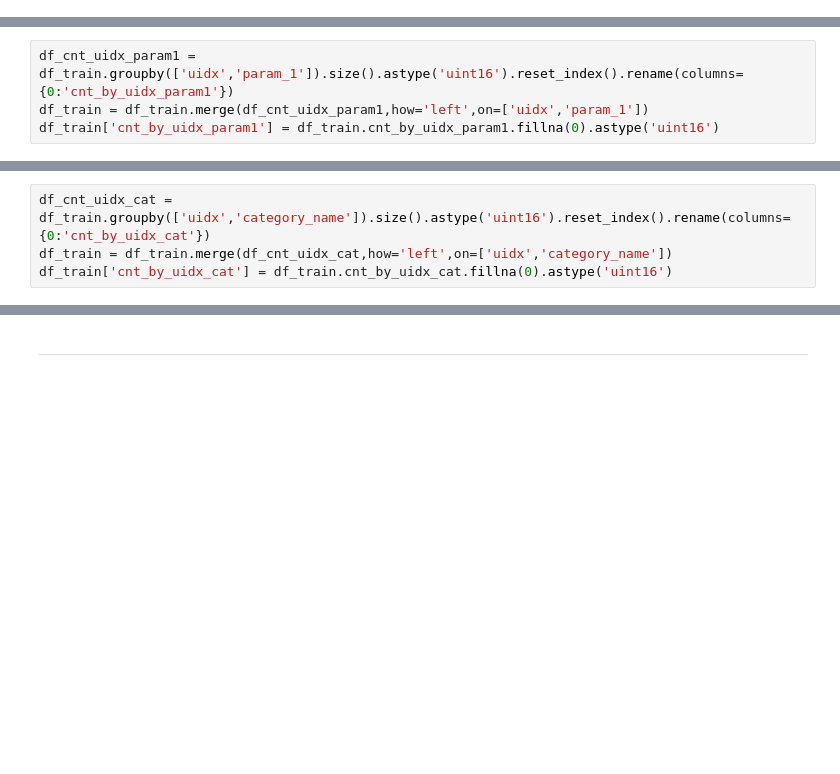
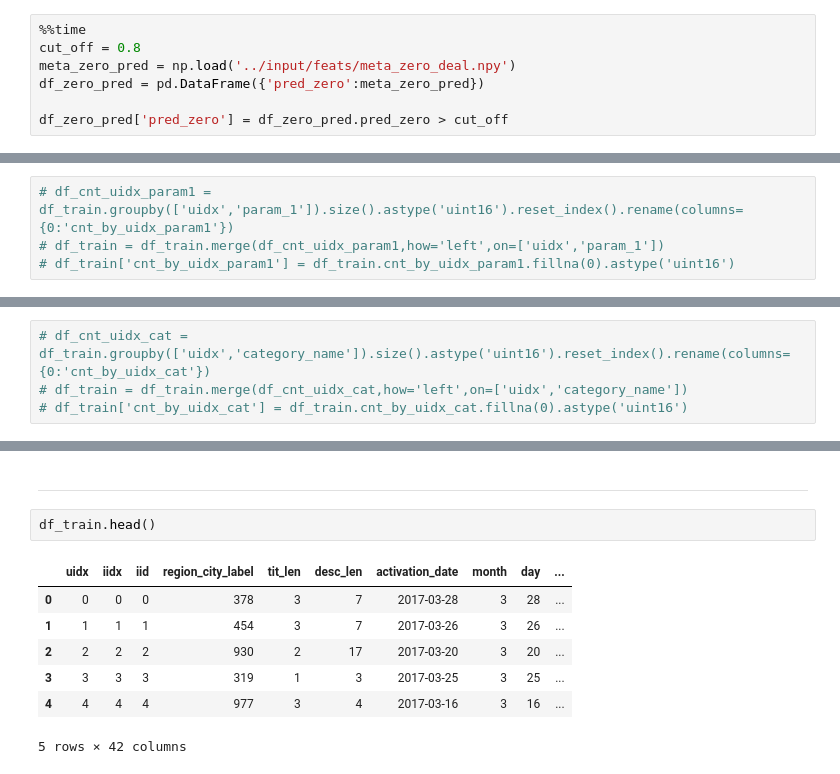
Before and after one commit to ihongChen/kaggle_Avito, a Jupyter notebook: src/lgb_model.ipynb, the cells around one changed output, grey strips where cells are left out. Cells and saved outputs as stored; diff of their text form; blank space fills up the shorter version.

```diff
--- a/src/lgb_model.ipynb
+++ b/src/lgb_model.ipynb
@@ -59,0 +55,7 @@ Wall time: 77.1 ms
+# %%
+%%time
+cut_off = 0.8
+meta_zero_pred = np.load('../input/feats/meta_zero_deal.npy')
+df_zero_pred = pd.DataFrame({'pred_zero':meta_zero_pred})
+
+df_zero_pred['pred_zero'] = df_zero_pred.pred_zero > cut_off
@@ -60,6 +64,6 @@ Wall time: 77.1 ms
 # %% [markdown]
 cnt by uidx param1
 # %%
-df_cnt_uidx_param1 = df_train.groupby(['uidx','param_1']).size().astype('uint16').reset_index().rename(columns={0:'cnt_by_uidx_param1'})
-df_train = df_train.merge(df_cnt_uidx_param1,how='left',on=['uidx','param_1'])
-df_train['cnt_by_uidx_param1'] = df_train.cnt_by_uidx_param1.fillna(0).astype('uint16')
+# df_cnt_uidx_param1 = df_train.groupby(['uidx','param_1']).size().astype('uint16').reset_index().rename(columns={0:'cnt_by_uidx_param1'})
+# df_train = df_train.merge(df_cnt_uidx_param1,how='left',on=['uidx','param_1'])
+# df_train['cnt_by_uidx_param1'] = df_train.cnt_by_uidx_param1.fillna(0).astype('uint16')
@@ -75,7 +70,7 @@ Name: cnt_by_uidx_param1, dtype: uint16
 # %% [markdown]
 cnt by uidx category name
 # %%
-df_cnt_uidx_cat = df_train.groupby(['uidx','category_name']).size().astype('uint16').reset_index().rename(columns={0:'cnt_by_uidx_cat'})
-df_train = df_train.merge(df_cnt_uidx_cat,how='left',on=['uidx','category_name'])
-df_train['cnt_by_uidx_cat'] = df_train.cnt_by_uidx_cat.fillna(0).astype('uint16')
+# df_cnt_uidx_cat = df_train.groupby(['uidx','category_name']).size().astype('uint16').reset_index().rename(columns={0:'cnt_by_uidx_cat'})
+# df_train = df_train.merge(df_cnt_uidx_cat,how='left',on=['uidx','category_name'])
+# df_train['cnt_by_uidx_cat'] = df_train.cnt_by_uidx_cat.fillna(0).astype('uint16')
 # %%
@@ -209,2 +265,12 @@ lgb.plot_importance(lgb_clf,max_num_features=50, ax=ax)
 # %% [markdown]
 ____
+# %%
+df_train.head()
+# %% [output]
+|  | uidx | iidx | iid | region_city_label | tit_len | desc_len | activation_date | month | day | ... |
+| 0 | 0 | 0 | 0 | 378 | 3 | 7 | 2017-03-28 | 3 | 28 | ... |
+| 1 | 1 | 1 | 1 | 454 | 3 | 7 | 2017-03-26 | 3 | 26 | ... |
+| 2 | 2 | 2 | 2 | 930 | 2 | 17 | 2017-03-20 | 3 | 20 | ... |
+| 3 | 3 | 3 | 3 | 319 | 1 | 3 | 2017-03-25 | 3 | 25 | ... |
+| 4 | 4 | 4 | 4 | 977 | 3 | 4 | 2017-03-16 | 3 | 16 | ... |
+5 rows × 42 columns
```
Also changed, not shown: parts of 20 cells of this notebook, 3 other files.
